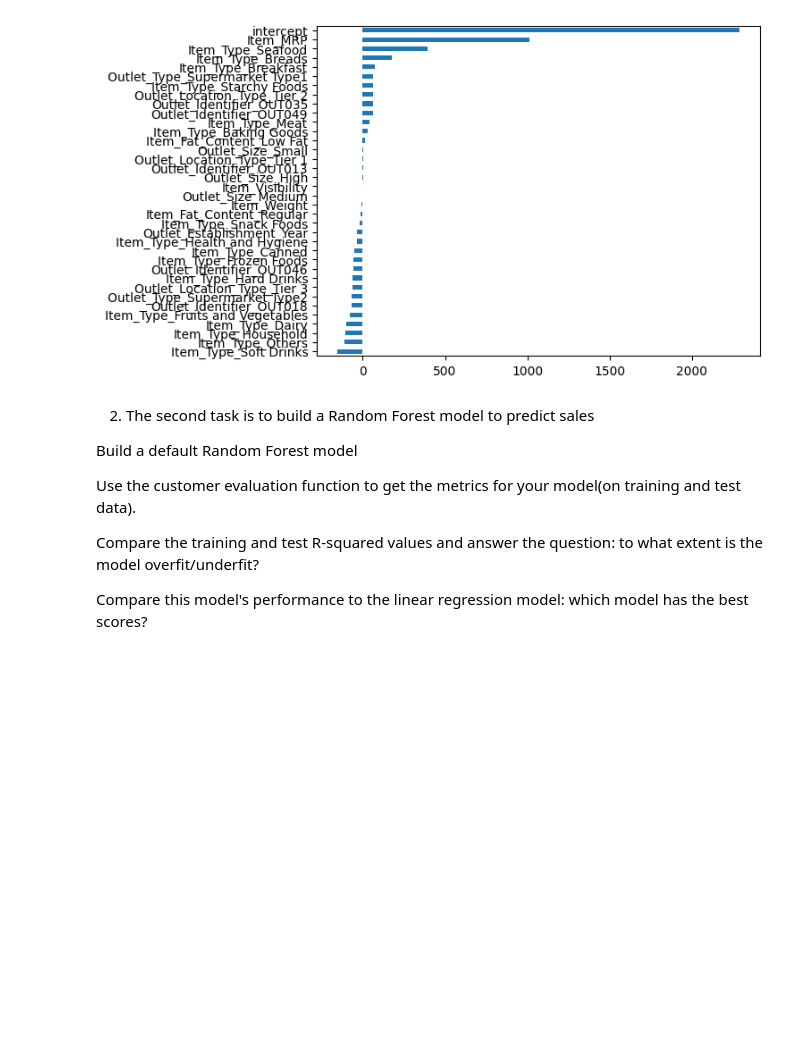
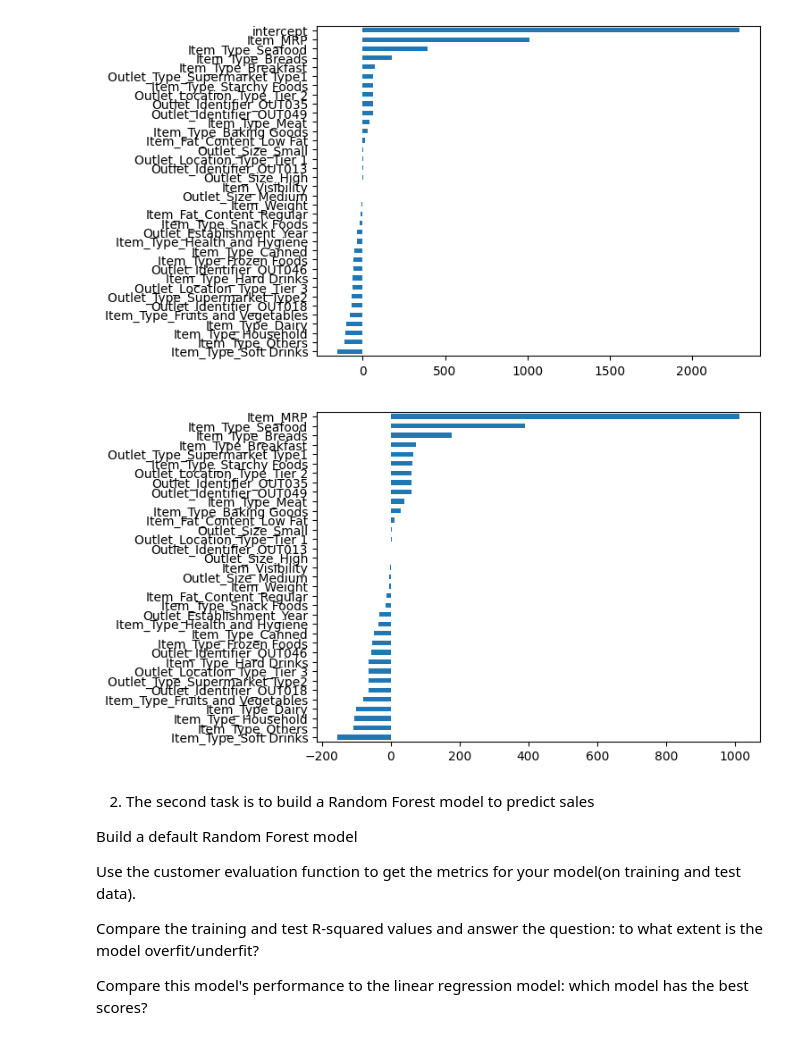
Before and after one commit to ddy623/Prediction-of-Product-Sales, a Jupyter notebook: Prediction_of_Product_SalesMachineLearning.ipynb, the cells around one changed output. Drawn from its saved outputs; the diff is of its cells as text; code cells hidden in the pictures; blank space fills up the shorter version.

```diff
--- a/Prediction_of_Product_SalesMachineLearning.ipynb
+++ b/Prediction_of_Product_SalesMachineLearning.ipynb
@@ -485,6 +475,13 @@ dtype: float64
 coef_series.sort_values().plot(kind='barh');
 # %% [output]
 [figure]
+# %%
+## Create a barplot of the coefficients
+## sorted by values
+## and drop the intercept
+coef_series.drop('intercept').sort_values().plot(kind='barh');
+# %% [output]
+[figure, added]
 # %% [markdown]
 2. The second task is to build a Random Forest model to predict sales
 
```
Also changed, not shown: parts of 1 cell of this notebook.
